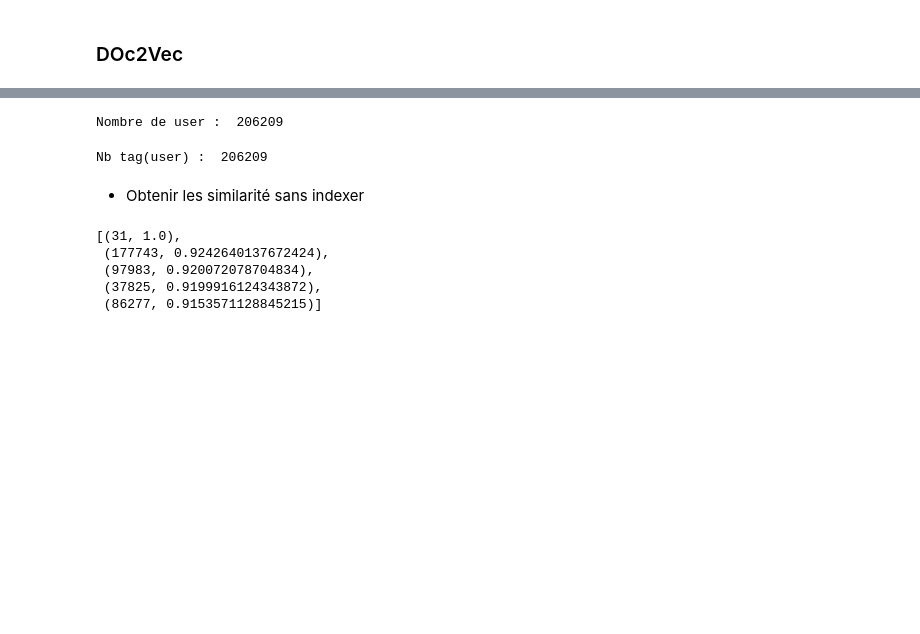
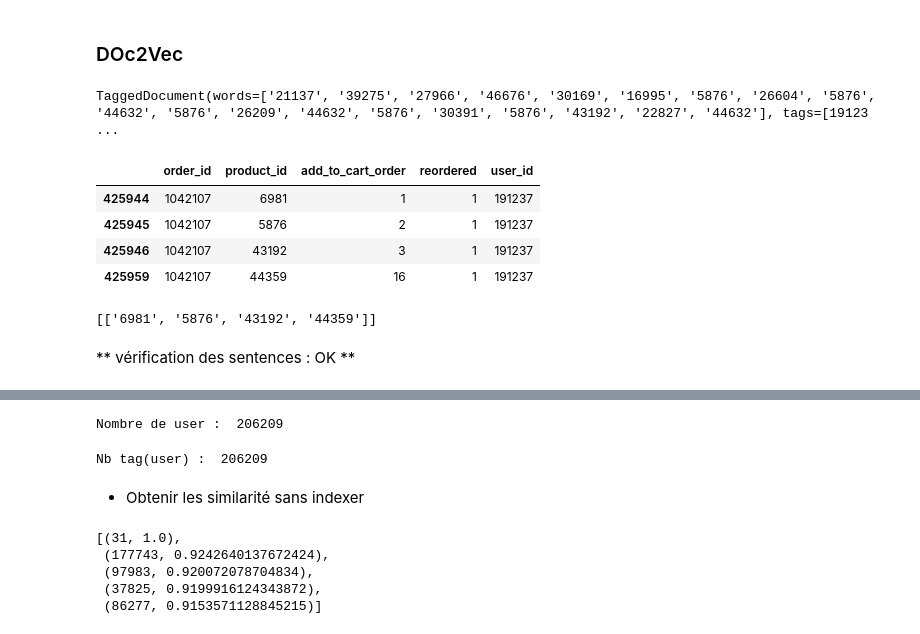
Before and after one commit to beubeu13220/Challenge-Instacart, a Jupyter notebook: similarity_Word2Vec.ipynb, the cells around one changed output, grey strips where cells are left out. Cells and saved outputs as stored; diff of their text form; code cells hidden in the pictures; blank space fills up the shorter version.

```diff
--- a/similarity_Word2Vec.ipynb
+++ b/similarity_Word2Vec.ipynb
@@ -237,3 +358,21 @@ with open('TaggedDocument','rb') as f:
+# %%
+sentences_test[0]
+# %% [output]
+TaggedDocument(words=['21137', '39275', '27966', '46676', '30169', '16995', '5876', '26604', '5876', '44632', '5876', '26209', '44632', '5876', '30391', '5876', '43192', '22827', '44632'], tags=[19123 ...
+# %%
+order_products__train[order_products__train["user_id"]==191237]
+# %% [output]
+|  | order_id | product_id | add_to_cart_order | reordered | user_id |
+| 425944 | 1042107 | 6981 | 1 | 1 | 191237 |
+| 425945 | 1042107 | 5876 | 2 | 1 | 191237 |
+| 425946 | 1042107 | 43192 | 3 | 1 | 191237 |
+| 425959 | 1042107 | 44359 | 16 | 1 | 191237 |
+# %%
+label_test[0]
+# %% [output]
+[['6981', '5876', '43192', '44359']]
+# %% [markdown]
+** vérification des sentences : OK **
 # %%
 # Dbow
 Docmodel = Doc2Vec(dm=0, dbow_words=1, window=3 ,alpha=.025, min_alpha=.025, size=15, min_count=5, iter=15)
```
Also changed, not shown: parts of 34 cells of this notebook, 6 other files.
